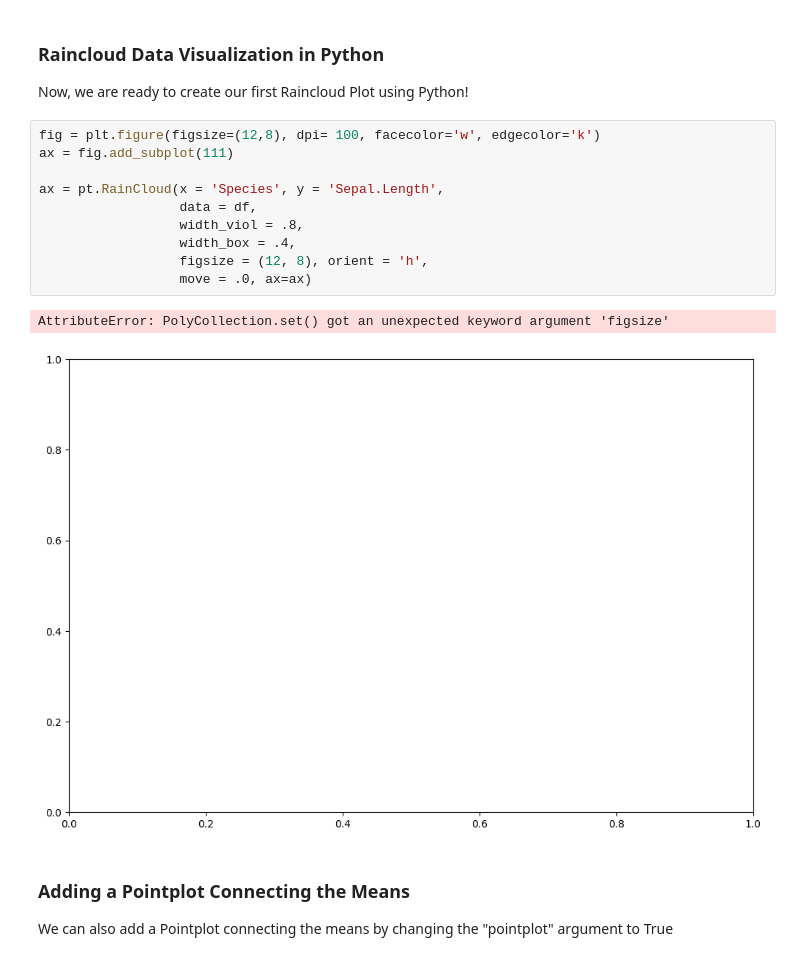
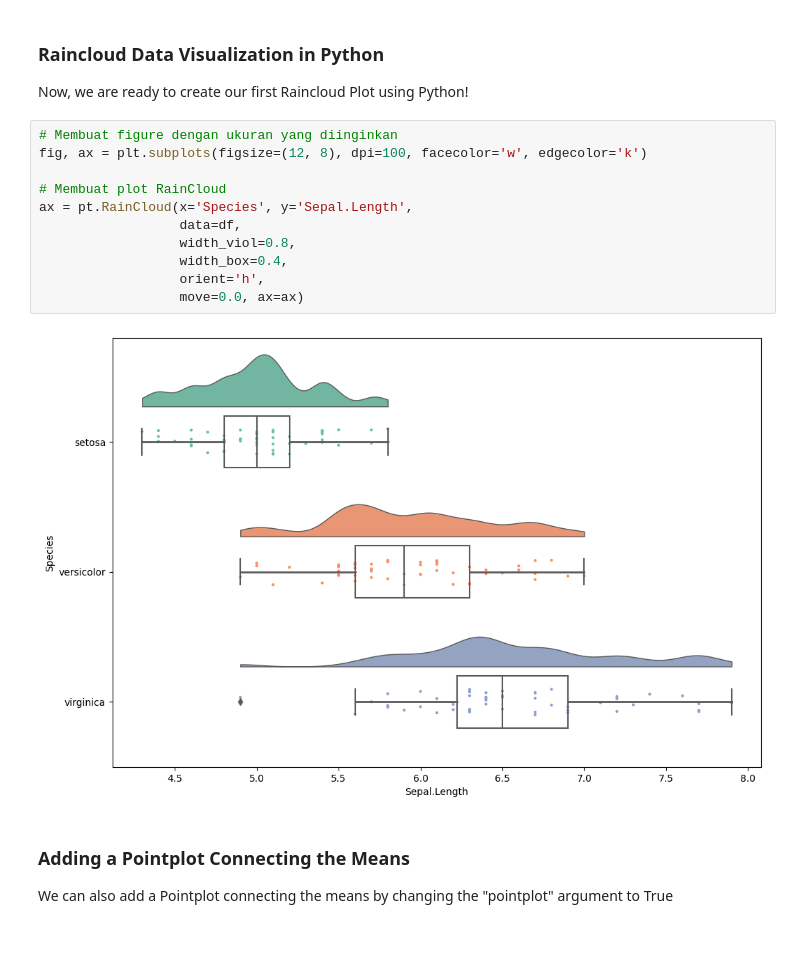
Before and after one commit to Zen-Rofiqy/Bangkit-2024, a Jupyter notebook: 04 Analisis Data dng Py/Raincloud_Plots_in_Python.ipynb, the cells around one changed output. Drawn from its saved outputs; the diff is of its cells as text.

```diff
--- a/04 Analisis Data dng Py/Raincloud_Plots_in_Python.ipynb
+++ b/04 Analisis Data dng Py/Raincloud_Plots_in_Python.ipynb
@@ -35,18 +34,18 @@ df.head()
 ### Raincloud Data Visualization in Python
 Now, we are ready to create our first Raincloud Plot using Python!
 # %%
-fig = plt.figure(figsize=(12,8), dpi= 100, facecolor='w', edgecolor='k')
-ax = fig.add_subplot(111)
+# Membuat figure dengan ukuran yang diinginkan
+fig, ax = plt.subplots(figsize=(12, 8), dpi=100, facecolor='w', edgecolor='k')
 
-ax = pt.RainCloud(x = 'Species', y = 'Sepal.Length',
-                  data = df,
-                  width_viol = .8,
-                  width_box = .4,
-                  figsize = (12, 8), orient = 'h',
-                  move = .0, ax=ax)
+# Membuat plot RainCloud
+ax = pt.RainCloud(x='Species', y='Sepal.Length',
+                  data=df,
+                  width_viol=0.8,
+                  width_box=0.4,
+                  orient='h',
+                  move=0.0, ax=ax)
 # %% [output]
-AttributeError: PolyCollection.set() got an unexpected keyword argument 'figsize'
-[figure, old version]
+[figure, new version]
 # %% [markdown]
 ### Adding a Pointplot Connecting the Means
 We can also add a Pointplot connecting the means by changing the "pointplot" argument to True
```
Also changed, not shown: parts of 1 cell of this notebook, 1 other file.
